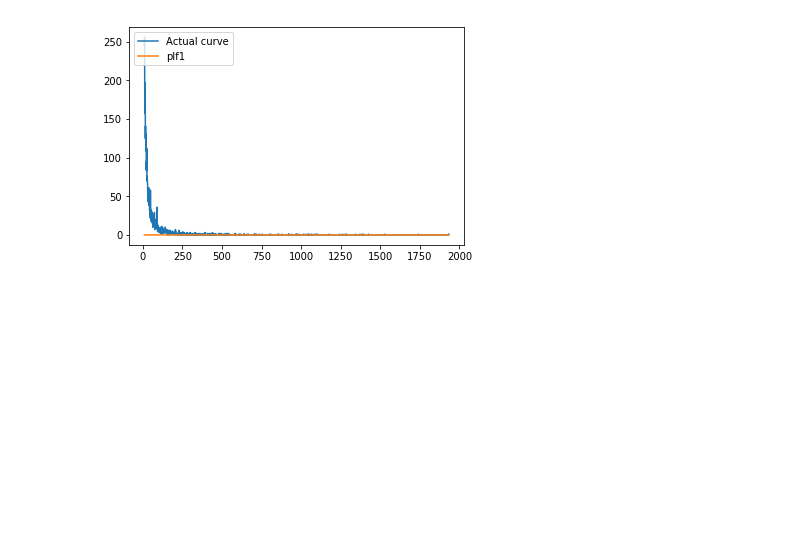
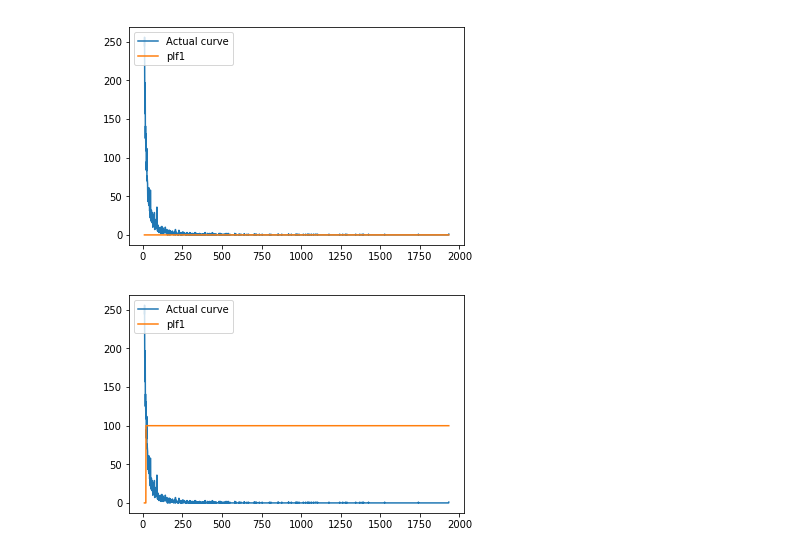
Before and after one commit to AugustoPeres/crc-project-1, a Jupyter notebook: Greatest Connected Component - 2.ipynb, the cells around one changed output. Drawn from its saved outputs; the diff is of its cells as text; code cells hidden in the pictures; blank space fills up the shorter version.

```diff
--- a/Greatest Connected Component - 2.ipynb
+++ b/Greatest Connected Component - 2.ipynb
@@ -461,8 +461,7 @@ plt.show()
 # %%
 #df.plot(x='Degree', y='Number of Nodes', kind='line', style='--ro', figsize=(10, 5))
 
-x = np.asarray(deglist)
-y = np.asarray(degfreq)
+x, y
 
 sol1 = curve_fit(func_powerlaw, x, y, maxfev=10000 )
 
@@ -534,8 +533,8 @@ plt.show()
 # %%
 #Power Law With Cutoff
 # %%
-def powerlaw_with_cutoff(x, m, k, l):
-    return  (x**m) * k**(x/l)
+def powerlaw_with_cutoff(x, m, k, l, c0):
+    return  (x**m) * k**(x/l) +c0
 # %%
 sol1 = curve_fit(powerlaw_with_cutoff, x, y, maxfev=2000 )
 
@@ -550,7 +549,7 @@ sol1
 # %%
 plf1=[0] * len(deglist)
 for i in range(10,len(deglist)):
-    plf1[i]= func_powerlaw(i,3.24713028,0.95905112, 0.17492943)
+    plf1[i]= powerlaw_with_cutoff(i,3.24713028,0.95905112, 0.17492943)
 
 plt.plot(x, y)
 plt.plot(x,np.asarray(plf1))
@@ -586,3 +585,16 @@ plt.legend(['Actual curve', 'plf1'], loc='upper left')
 plt.show()
 # %% [output]
 [figure]
+# %%
+plf1=[0] * len(deglist)
+for i in range(10,len(deglist)):
+    plf1[i]= func_powerlaw(i,-2,10, 100)
+
+plt.plot(x, y)
+plt.plot(x,np.asarray(plf1))
+
+plt.legend(['Actual curve', 'plf1'], loc='upper left')
+
+plt.show()
+# %% [output]
+[figure, added]
```
Also changed, not shown: parts of 5 cells of this notebook, 1 other file.
